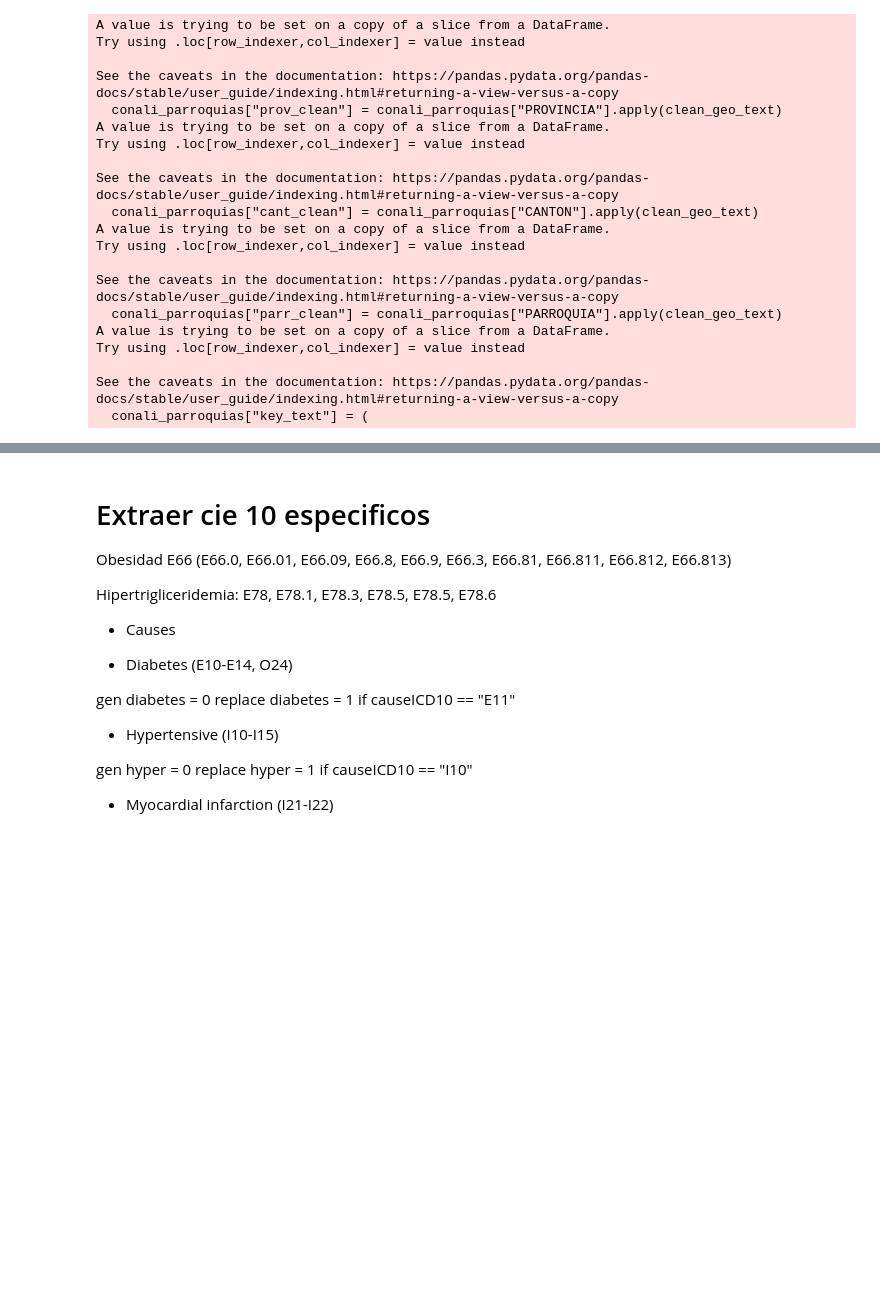
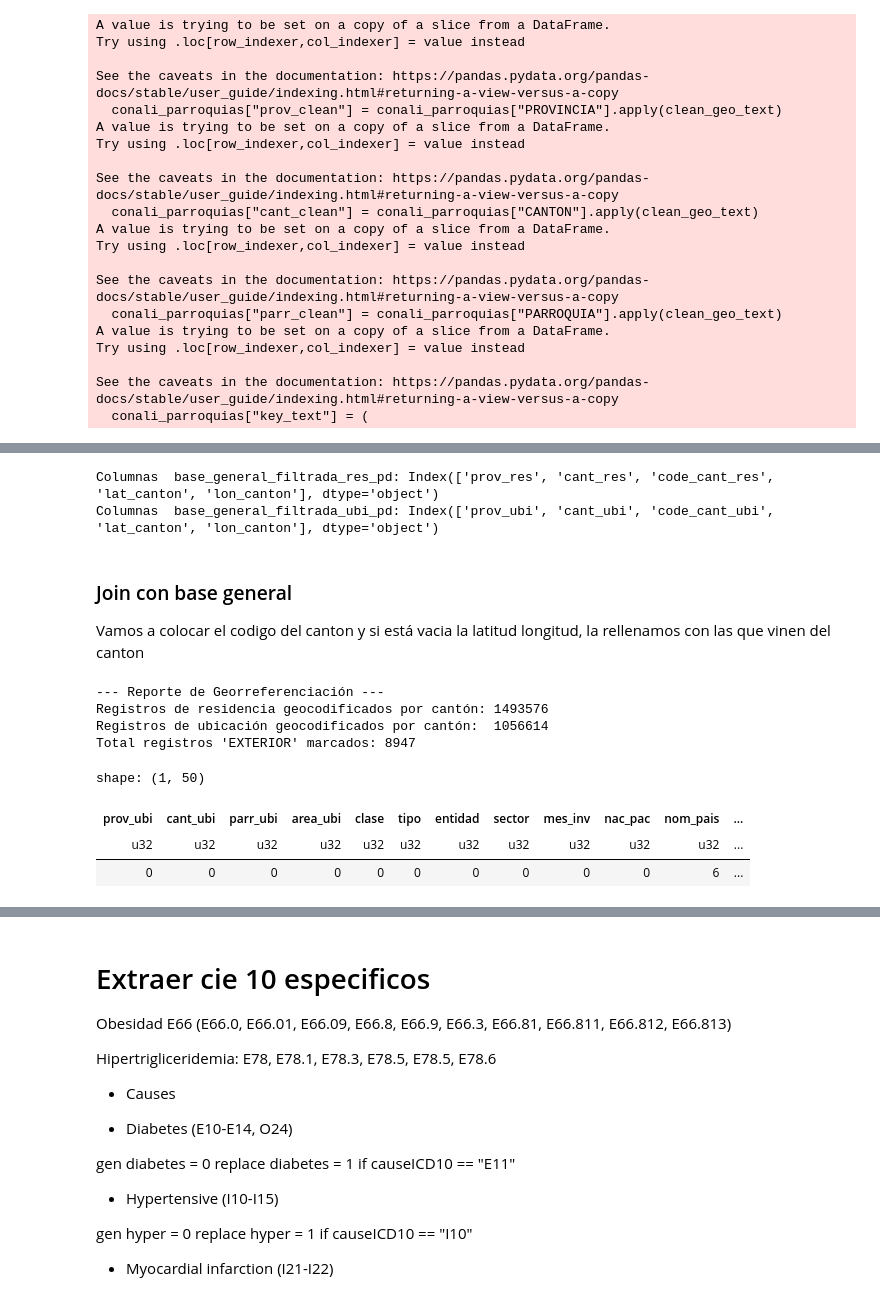
Before and after one commit to kris-aid/Ecu-Hospital-Data-Analysis, a Jupyter notebook: notebooks/limpieza/sistema_salud_cleaning.ipynb, the cells around one changed output, grey strips where cells are left out. Cells and saved outputs as stored; diff of their text form; code cells hidden in the pictures; blank space fills up the shorter version.

Commit message:
Cambios para tener las latitudes y longitudes correctas

```diff
--- a/notebooks/limpieza/sistema_salud_cleaning.ipynb
+++ b/notebooks/limpieza/sistema_salud_cleaning.ipynb
@@ -1327,0 +1557,12 @@ gc.collect()
+# %%
+cantones = gpd.read_file("../../data/organizacion-territorial-cantonal/ORGANIZACION_TERRITORIAL_CANTONAL.shp")
+
+# Ver el CRS actual
+print(cantones.crs)
+# Convertir a lat/lon (EPSG:4326)
+cantones = cantones.to_crs(epsg=4326)
+cantones["centroid"] = cantones.geometry.centroid
+cantones["lat_canton"] = cantones.centroid.y
+cantones["lon_canton"] = cantones.centroid.x
+cantones["DPA_CANTON"] = "EC" + cantones["DPA_CANTON"].astype(str)
+cantones.rename(columns={"DPA_CANTON":"code_canton"},inplace=True)
@@ -1327,0 +1593,10 @@ gc.collect()
+# %%
+print("Columnas  base_general_filtrada_res_pd:",base_general_filtrada_res_pd.columns)
+print("Columnas  base_general_filtrada_ubi_pd:",base_general_filtrada_ubi_pd.columns)
+# %% [output]
+Columnas  base_general_filtrada_res_pd: Index(['prov_res', 'cant_res', 'code_cant_res', 'lat_canton', 'lon_canton'], dtype='object')
+Columnas  base_general_filtrada_ubi_pd: Index(['prov_ubi', 'cant_ubi', 'code_cant_ubi', 'lat_canton', 'lon_canton'], dtype='object')
+# %% [markdown]
+### Join con base general
+
+Vamos a colocar el codigo del canton y si está vacia la latitud longitud, la rellenamos con las que vinen del canton
@@ -1327,0 +1621,48 @@ gc.collect()
+# %%
+# 3. Cálculo de Registros Llenados (Antes de Coalesce)
+# Contamos dónde el original era null pero la referencia tenía dato
+conteo_llenados = base_general_filtrada.select([
+    (pl.col("lat_res").is_null() & pl.col("lat_ref_res").is_not_null()).sum().alias("res_lat_llenos"),
+    (pl.col("lat_ubi").is_null() & pl.col("lat_ref_ubi").is_not_null()).sum().alias("ubi_lat_llenos")
+]).to_dicts()[0]
+
+# 4. Lógica de Exterior y Coalesce de Coordenadas
+base_general_filtrada = base_general_filtrada.with_columns([
+    # Manejo de Códigos de Cantón (Incluyendo Exterior)
+    pl.when(pl.col("prov_res") == "EXTERIOR")
+    .then(pl.lit("999999"))
+    .otherwise(pl.col("code_cant_res"))
+    .alias("code_cant_res"),
+
+    # Relleno de coordenadas por jerarquía (Original -> Cantón)
+    pl.coalesce(["lat_res", "lat_ref_res"]).alias("lat_res"),
+    pl.coalesce(["lon_res", "lon_ref_res"]).alias("lon_res"),
+    pl.coalesce(["lat_ubi", "lat_ref_ubi"]).alias("lat_ubi"),
+    pl.coalesce(["lon_ubi", "lon_ref_ubi"]).alias("lon_ubi")
+])
+
+# 5. Limpieza Final de columnas auxiliares
+base_general_filtrada = base_general_filtrada.drop([
+    "lat_ref_res", "lon_ref_res", "lat_ref_ubi", "lon_ref_ubi"
+])
+# %%
+
+# --- Reporte de Resultados ---
+print("--- Reporte de Georreferenciación ---")
+print(f"Registros de residencia geocodificados por cantón: {conteo_llenados['res_lat_llenos']}")
+print(f"Registros de ubicación geocodificados por cantón:  {conteo_llenados['ubi_lat_llenos']}")
+print(f"Total registros 'EXTERIOR' marcados: {(base_general_filtrada['code_cant_res'] == '999999').sum()}")
+# %% [output]
+--- Reporte de Georreferenciación ---
+Registros de residencia geocodificados por cantón: 1493576
+Registros de ubicación geocodificados por cantón:  1056614
+Total registros 'EXTERIOR' marcados: 8947
+# %%
+# En Polars se usa null_count()
+null_count=base_general_filtrada.null_count()
+null_count
+# %% [output]
+shape: (1, 50)
+| prov_ubi | cant_ubi | parr_ubi | area_ubi | clase | tipo | entidad | sector | mes_inv | nac_pac | nom_pais | ... |
+| u32 | u32 | u32 | u32 | u32 | u32 | u32 | u32 | u32 | u32 | u32 | ... |
+| 0 | 0 | 0 | 0 | 0 | 0 | 0 | 0 | 0 | 0 | 6 | ... |
```
Also changed, not shown: parts of 57 cells of this notebook.
